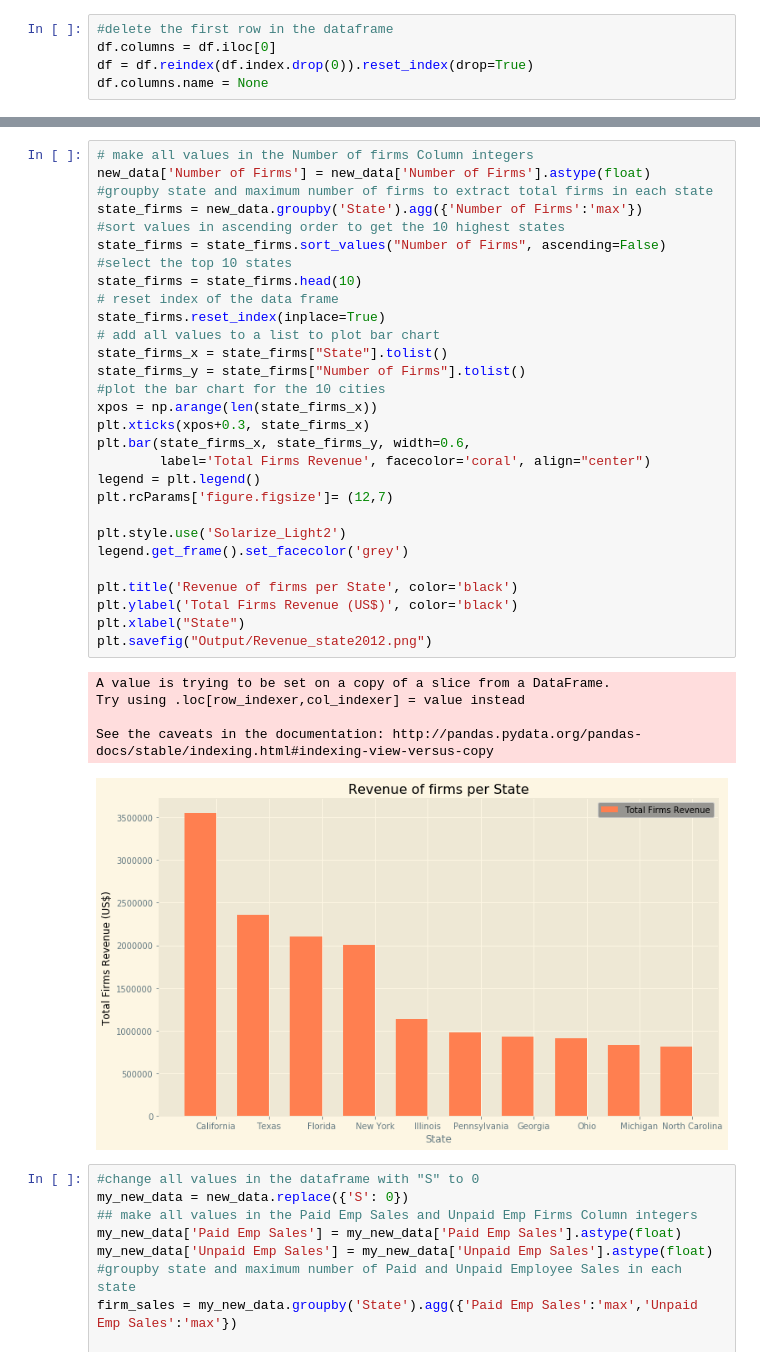
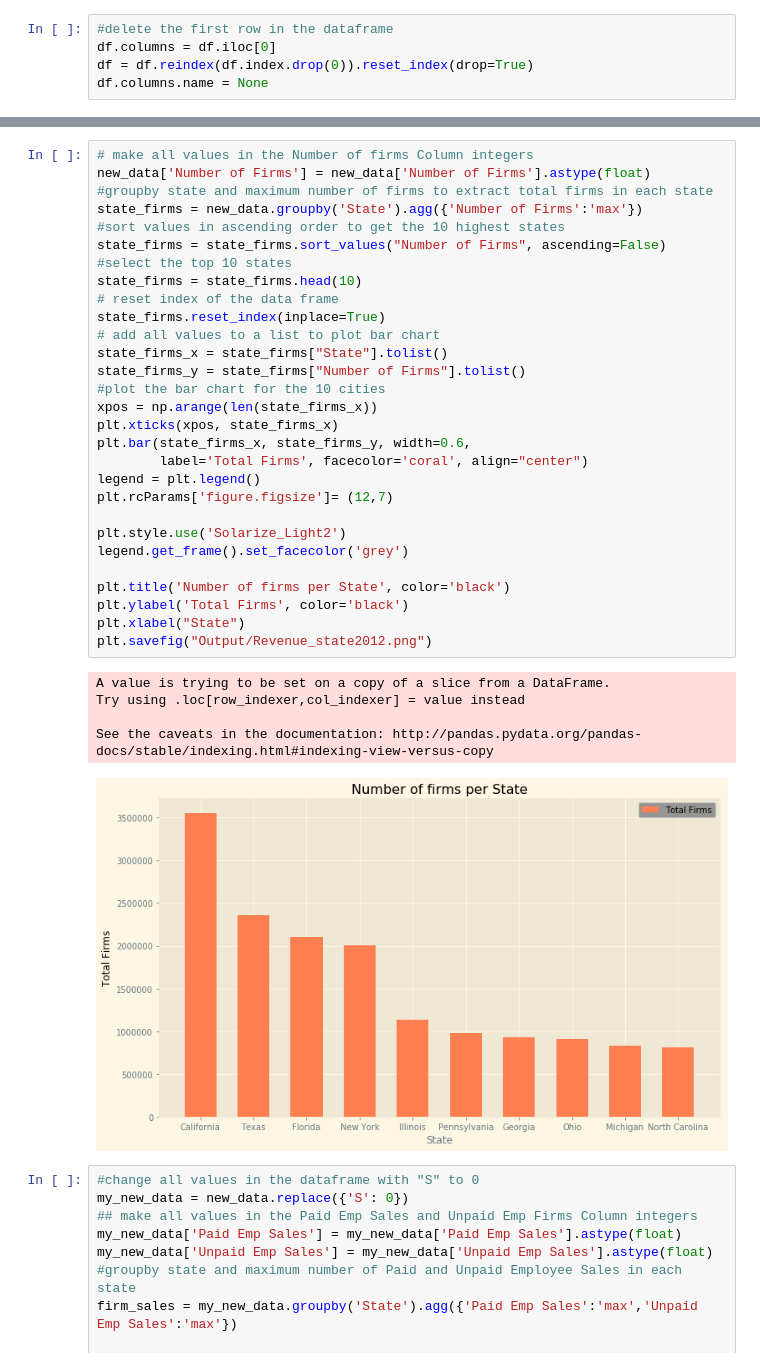
Before and after one commit to tafolabi/Project_Alpha, a Jupyter notebook: Project_Alpha.ipynb, the cells around one changed output, grey strips where cells are left out. Drawn from its saved outputs; the diff is of its cells as text.

```diff
--- a/Project_Alpha.ipynb
+++ b/Project_Alpha.ipynb
@@ -69,38 +62,38 @@ new_data.head(100)
 # %%
 # make all values in the Number of firms Column integers
 new_data['Number of Firms'] = new_data['Number of Firms'].astype(float)
 #groupby state and maximum number of firms to extract total firms in each state
 state_firms = new_data.groupby('State').agg({'Number of Firms':'max'})
 #sort values in ascending order to get the 10 highest states
 state_firms = state_firms.sort_values("Number of Firms", ascending=False)
 #select the top 10 states
 state_firms = state_firms.head(10)
 # reset index of the data frame
 state_firms.reset_index(inplace=True)
 # add all values to a list to plot bar chart
 state_firms_x = state_firms["State"].tolist()
 state_firms_y = state_firms["Number of Firms"].tolist()
 #plot the bar chart for the 10 cities
 xpos = np.arange(len(state_firms_x))
-plt.xticks(xpos+0.3, state_firms_x)
+plt.xticks(xpos, state_firms_x)
 plt.bar(state_firms_x, state_firms_y, width=0.6,
-        label='Total Firms Revenue', facecolor='coral', align="center")
+        label='Total Firms', facecolor='coral', align="center")
 legend = plt.legend()
 plt.rcParams['figure.figsize']= (12,7)
 
 plt.style.use('Solarize_Light2')
 legend.get_frame().set_facecolor('grey')
 
-plt.title('Revenue of firms per State', color='black')
-plt.ylabel('Total Firms Revenue (US$)', color='black')
+plt.title('Number of firms per State', color='black')
+plt.ylabel('Total Firms', color='black')
 plt.xlabel("State")
 plt.savefig("Output/Revenue_state2012.png")
 # %% [output]
 A value is trying to be set on a copy of a slice from a DataFrame.
 Try using .loc[row_indexer,col_indexer] = value instead
 
 See the caveats in the documentation: http://pandas.pydata.org/pandas-docs/stable/indexing.html#indexing-view-versus-copy
-[figure, old version]
+[figure, new version]
 # %%
 #change all values in the dataframe with "S" to 0
 my_new_data = new_data.replace({'S': 0})
```
Also changed, not shown: parts of 6 cells of this notebook, 4 other files.
